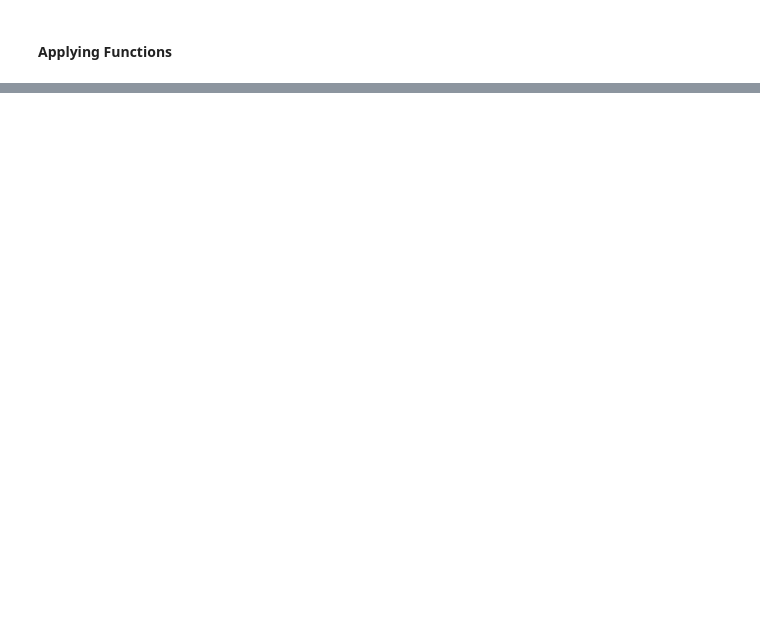
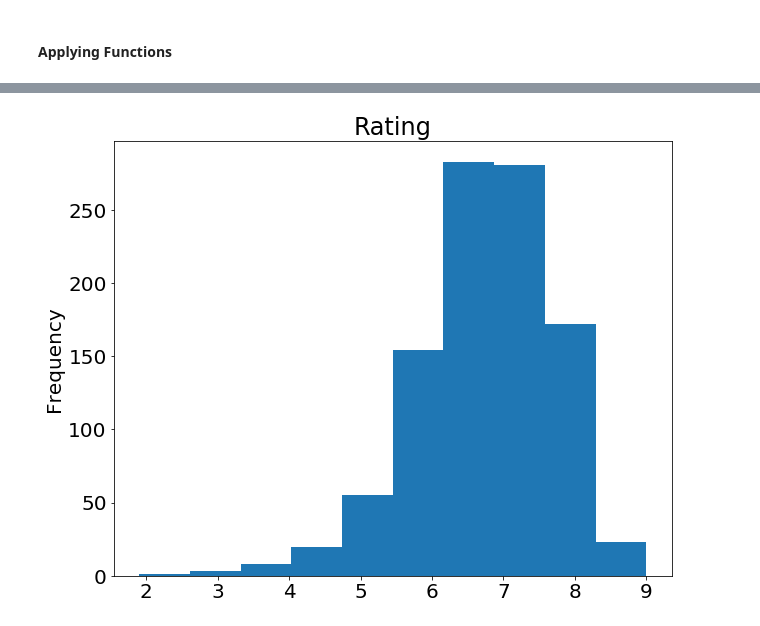
Before and after one commit to TenzinTsundue/Pandas, a Jupyter notebook: Pandas basics/Pandas update tutorial.ipynb, the cells around one changed output, grey strips where cells are left out. Cells and saved outputs as stored; diff of their text form; code cells hidden in the pictures; blank space fills up the shorter version.

Commit message:
Go through this
Complete version

```diff
--- a/Pandas basics/Pandas update tutorial.ipynb
+++ b/Pandas basics/Pandas update tutorial.ipynb
@@ -655,0 +660,12 @@ movies_df[
+# %%
+def rating_function(x):
+    if x>=8.0:
+        return "good"
+    else:
+        return "bad"
+# %%
+# Now we want to send the entire rating column through this function, which is what apply() does:
+
+movies_df['Rating_category'] = movies_df['Rating'].apply(rating_function)
+
+movies_df.head()
@@ -655,0 +680,6 @@ movies_df[
+# %%
+# lambda functin to achive same result as:
+
+movies_df['rating_category'] = movies_df['Rating'].apply(lambda x: 'good' if x >= 8.0 else 'bad' )
+
+movies_df.head(3)
@@ -655,0 +694,5 @@ movies_df[
+# %%
+import matplotlib.pyplot as plt
+%matplotlib inline
+
+plt.rcParams.update({'font.size' : 20, 'figure.figsize' : (10, 8)})
@@ -655,0 +711,4 @@ movies_df[
+# %%
+movies_df['Rating'].plot(kind='hist', title = 'Rating');
+# %% [output]
+[figure, added]
```
Also changed, not shown: parts of 13 cells of this notebook.
